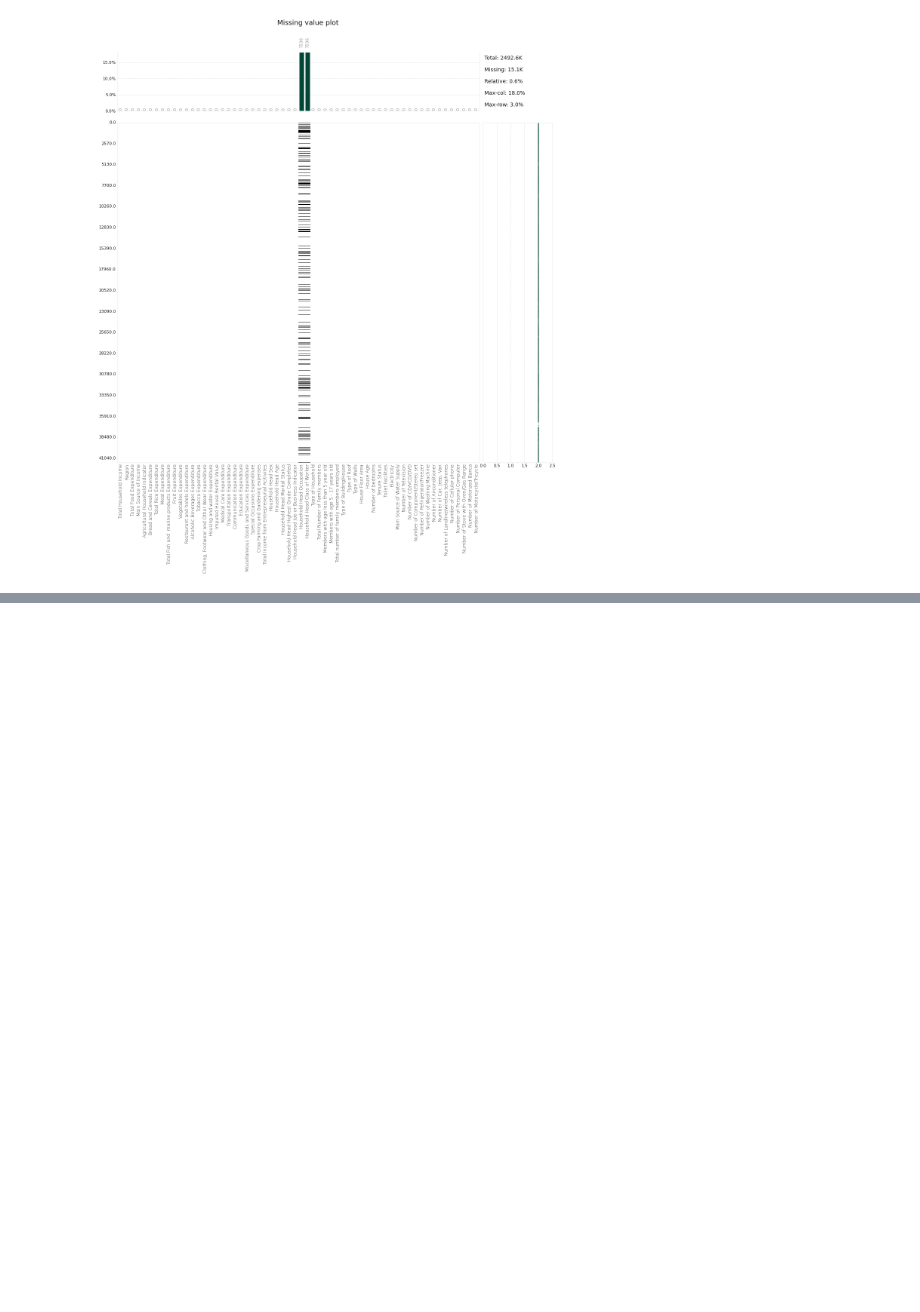
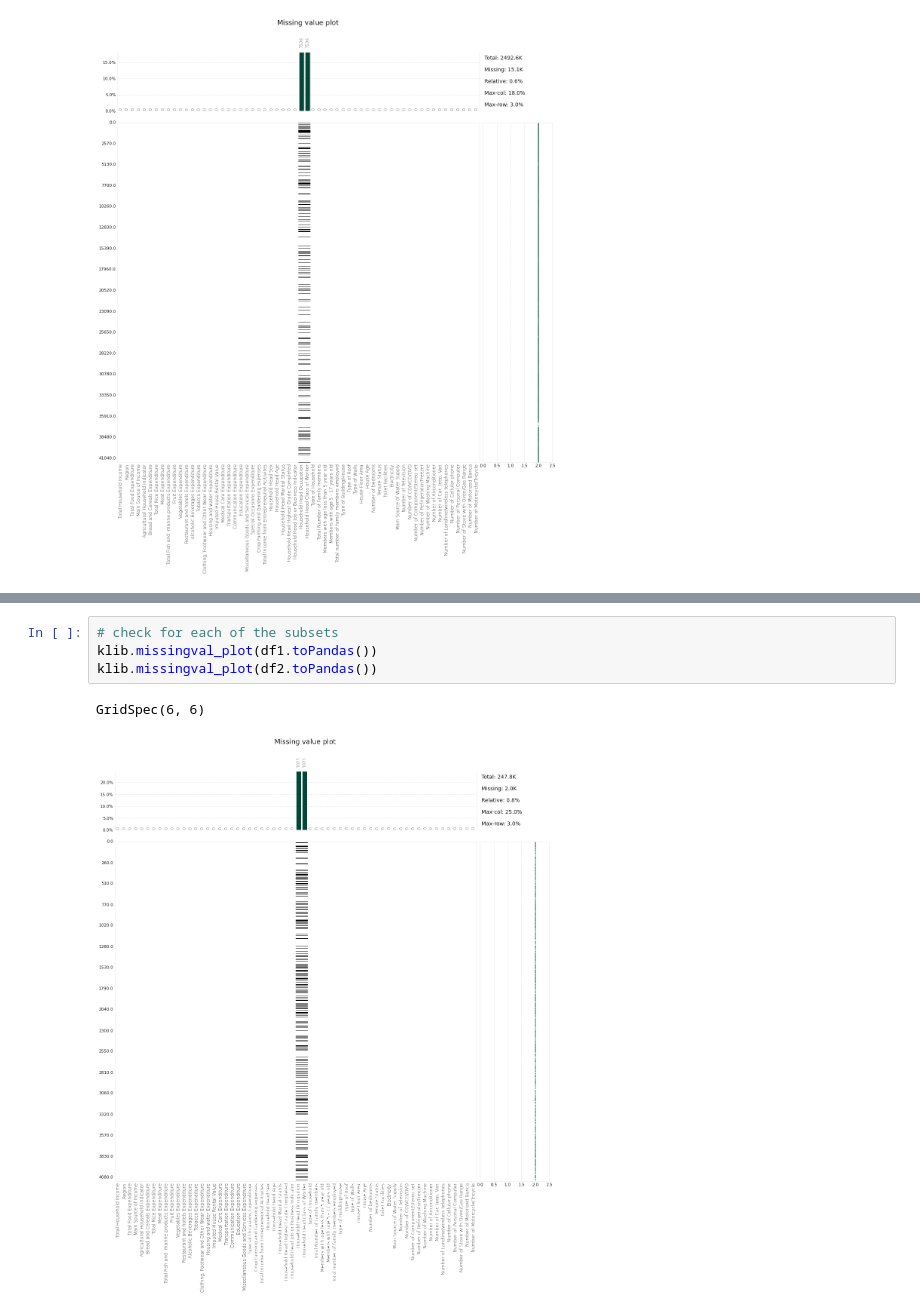
Before and after one commit to sconc/722DataMining, a Jupyter notebook: Iteration4.ipynb, the cells around one changed output, grey strips where cells are left out. Saved outputs shown, nothing was run; the diff lists cells and outputs as text; blank space fills up the shorter version.

```diff
--- a/Iteration4.ipynb
+++ b/Iteration4.ipynb
@@ -659,0 +702,7 @@ statsdata2.columns
+# %%
+# check for each of the subsets
+klib.missingval_plot(df1.toPandas())
+klib.missingval_plot(df2.toPandas())
+# %% [output]
+GridSpec(6, 6)
+[figure, added]
```
Also changed, not shown: parts of 25 cells of this notebook.
